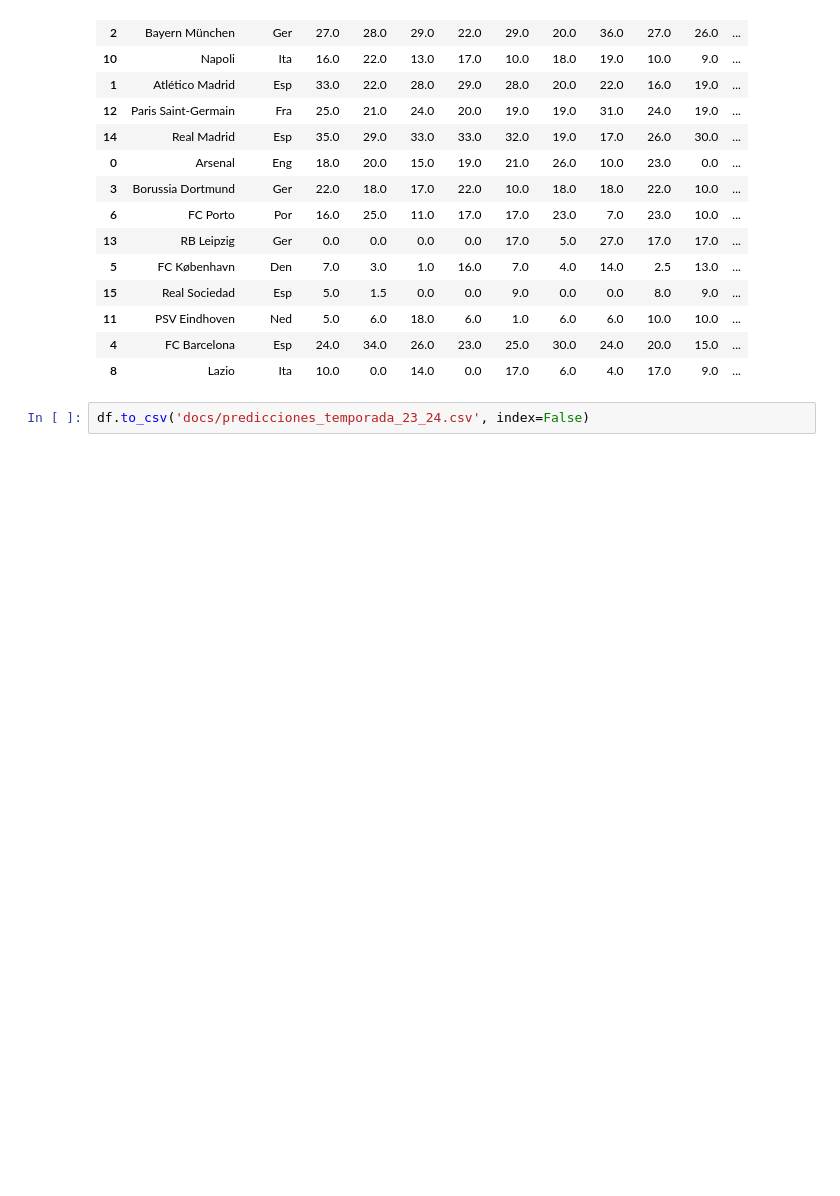
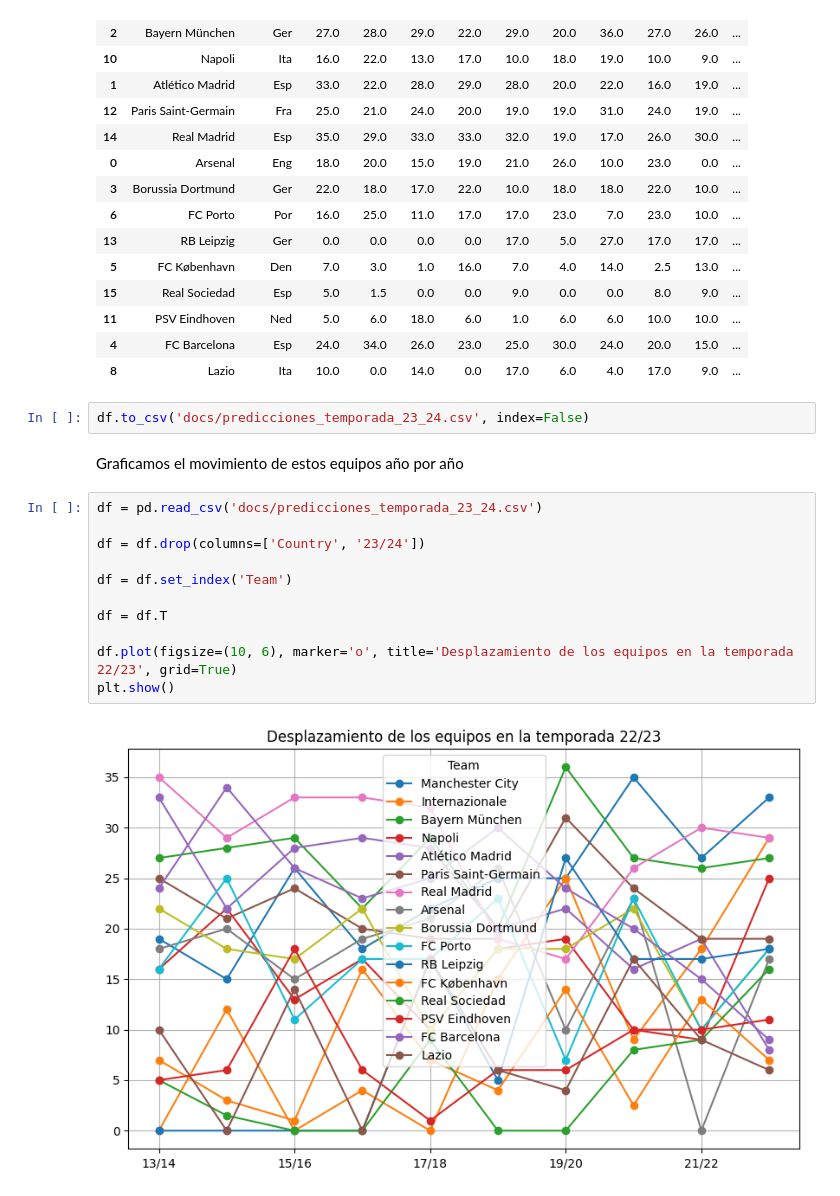
Before and after one commit to MiguelGG03/UEFA_CL_Predicciones, a Jupyter notebook: analisis.ipynb, the cells around one changed output. Cells and saved outputs as stored; diff of their text form; blank space fills up the shorter version.

```diff
--- a/analisis.ipynb
+++ b/analisis.ipynb
@@ -107,3 +107,18 @@ df
 | 8 | Lazio | Ita | 10.0 | 0.0 | 14.0 | 0.0 | 17.0 | 6.0 | 4.0 | 17.0 | 9.0 | ... |
 # %%
 df.to_csv('docs/predicciones_temporada_23_24.csv', index=False)
+# %% [markdown]
+Graficamos el movimiento de estos equipos año por año
+# %%
+df = pd.read_csv('docs/predicciones_temporada_23_24.csv')
+
+df = df.drop(columns=['Country', '23/24'])
+
+df = df.set_index('Team')
+
+df = df.T
+
+df.plot(figsize=(10, 6), marker='o', title='Desplazamiento de los equipos en la temporada 22/23', grid=True)
+plt.show()
+# %% [output]
+[figure, added]
```
Also changed, not shown: parts of 1 cell of this notebook, 2 other files.
